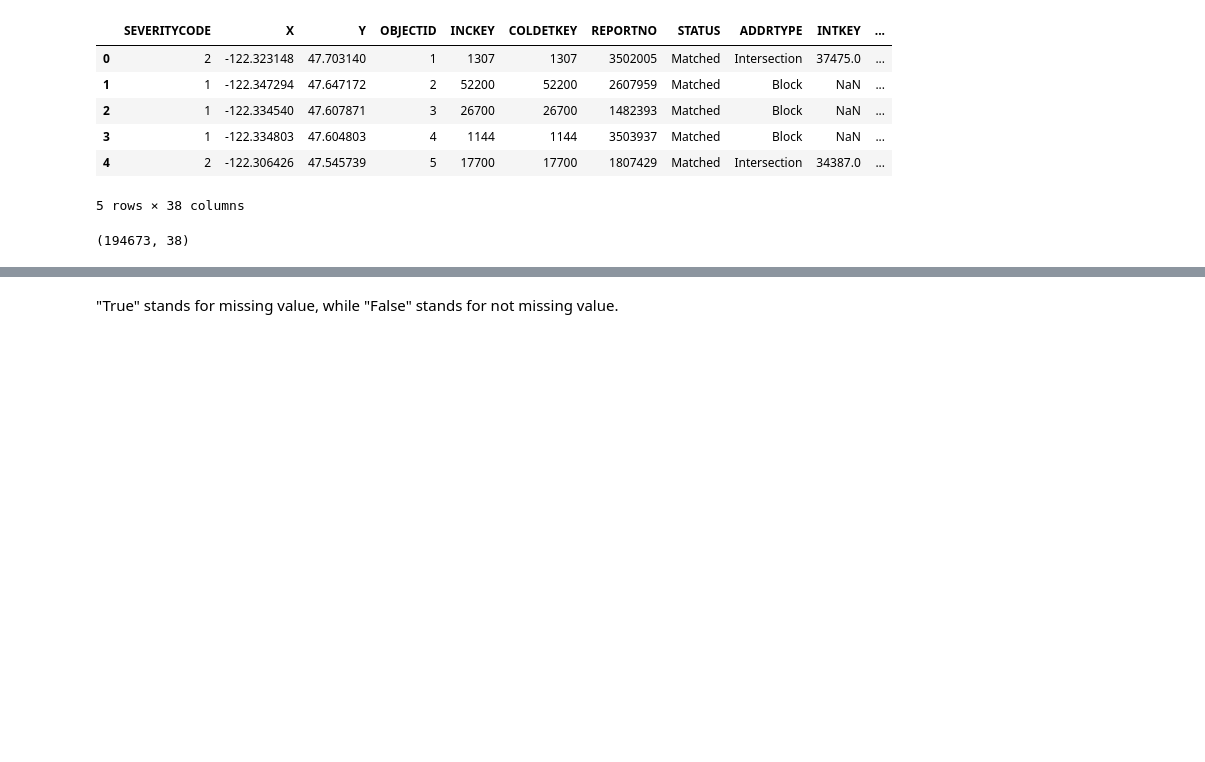
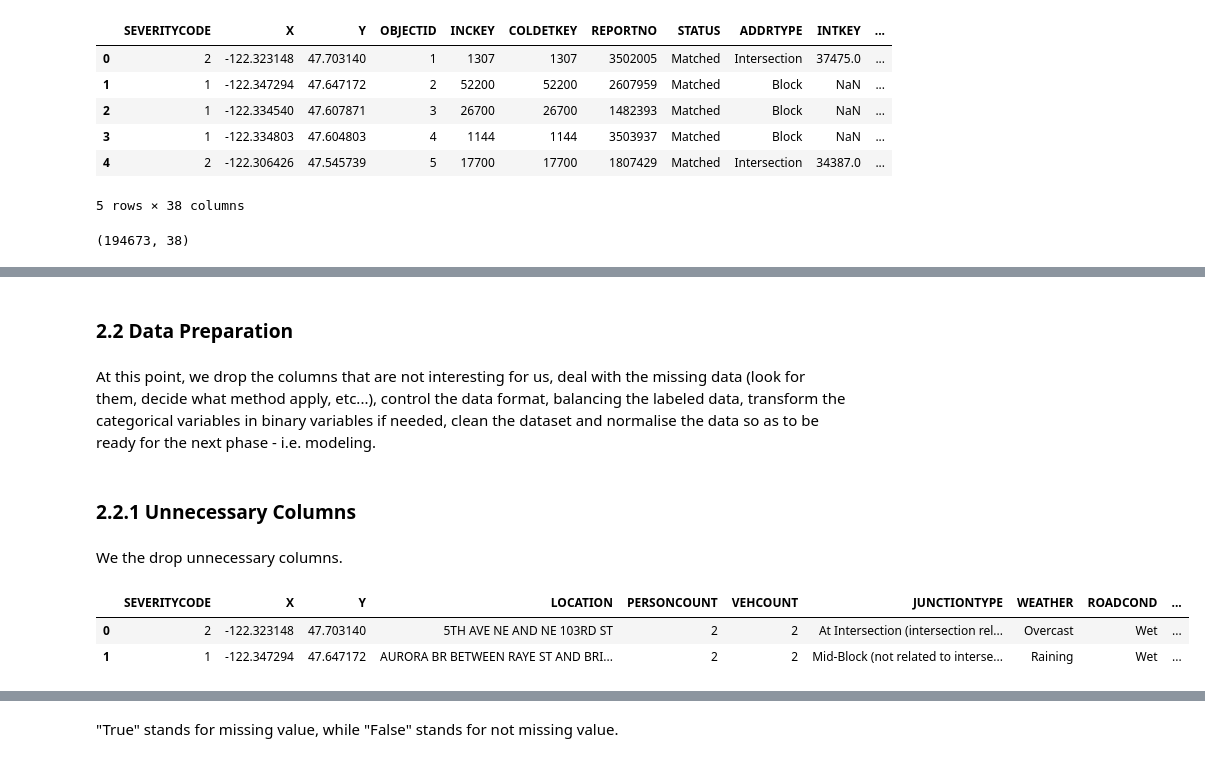
Before and after one commit to carlopeano/Coursera_Capstone, a Jupyter notebook: Capstone Project - Car accident severity - Week 1.ipynb, the cells around one changed output, grey strips where cells are left out. Cells and saved outputs as stored; diff of their text form; code cells hidden in the pictures; blank space fills up the shorter version.

```diff
--- a/Capstone Project - Car accident severity.ipynb
+++ b/Capstone Project - Car accident severity - Week 1.ipynb
@@ -89,0 +89,15 @@ df.shape
+# %% [markdown]
+### 2.2 Data Preparation
+# %% [markdown]
+At this point, we drop the columns that are not interesting for us, deal with the missing data (look for them, decide what method apply, etc...), control the data format, balancing the labeled data, transform the categorical variables in binary variables if needed, clean the dataset and normalise the data so as to be ready for the next phase - i.e. modeling.
+# %% [markdown]
+### 2.2.1 Unnecessary Columns
+# %% [markdown]
+We the drop unnecessary columns.
+# %%
+df.drop(['OBJECTID','INCKEY','COLDETKEY','REPORTNO','STATUS','SEVERITYCODE.1','SEVERITYDESC','COLLISIONTYPE','PEDCOUNT','PEDCYLCOUNT','ADDRTYPE', 'INTKEY','EXCEPTRSNCODE','EXCEPTRSNDESC','INCDATE','INCDTTM','SDOT_COLCODE','SDOT_COLDESC','INATTENTIONIND','UNDERINFL','PEDROWNOTGRNT','SDOTCOLNUM','ST_COLCODE','ST_COLDESC','SEGLANEKEY','CROSSWALKKEY','HITPARKEDCAR'], axis=1, inplace=True)
+df.head(2)
+# %% [output]
+|  | SEVERITYCODE | X | Y | LOCATION | PERSONCOUNT | VEHCOUNT | JUNCTIONTYPE | WEATHER | ROADCOND | ... |
+| 0 | 2 | -122.323148 | 47.703140 | 5TH AVE NE AND NE 103RD ST | 2 | 2 | At Intersection (intersection rel... | Overcast | Wet | ... |
+| 1 | 1 | -122.347294 | 47.647172 | AURORA BR BETWEEN RAYE ST AND BRI... | 2 | 2 | Mid-Block (not related to interse... | Raining | Wet | ... |
```
Also changed, not shown: parts of 43 cells of this notebook.
